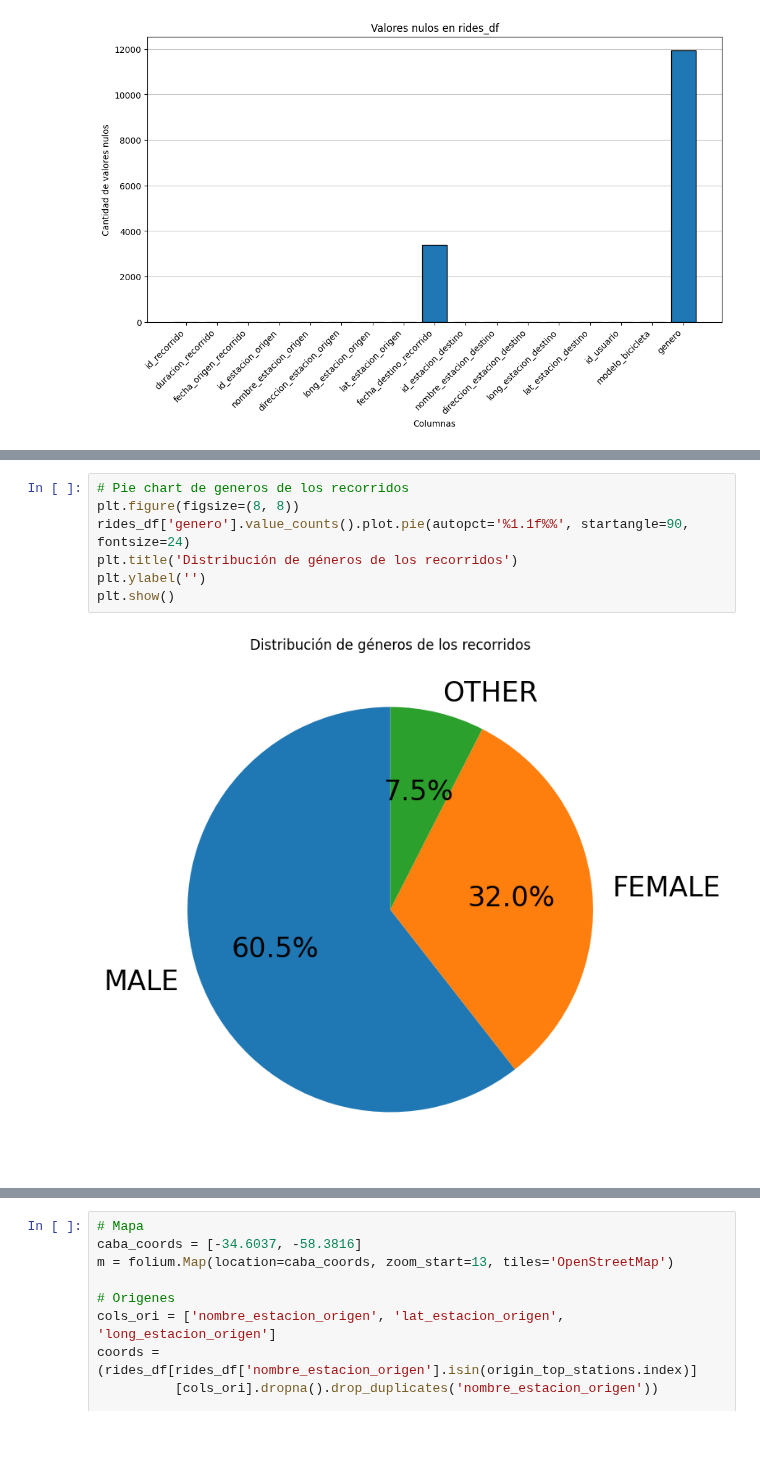
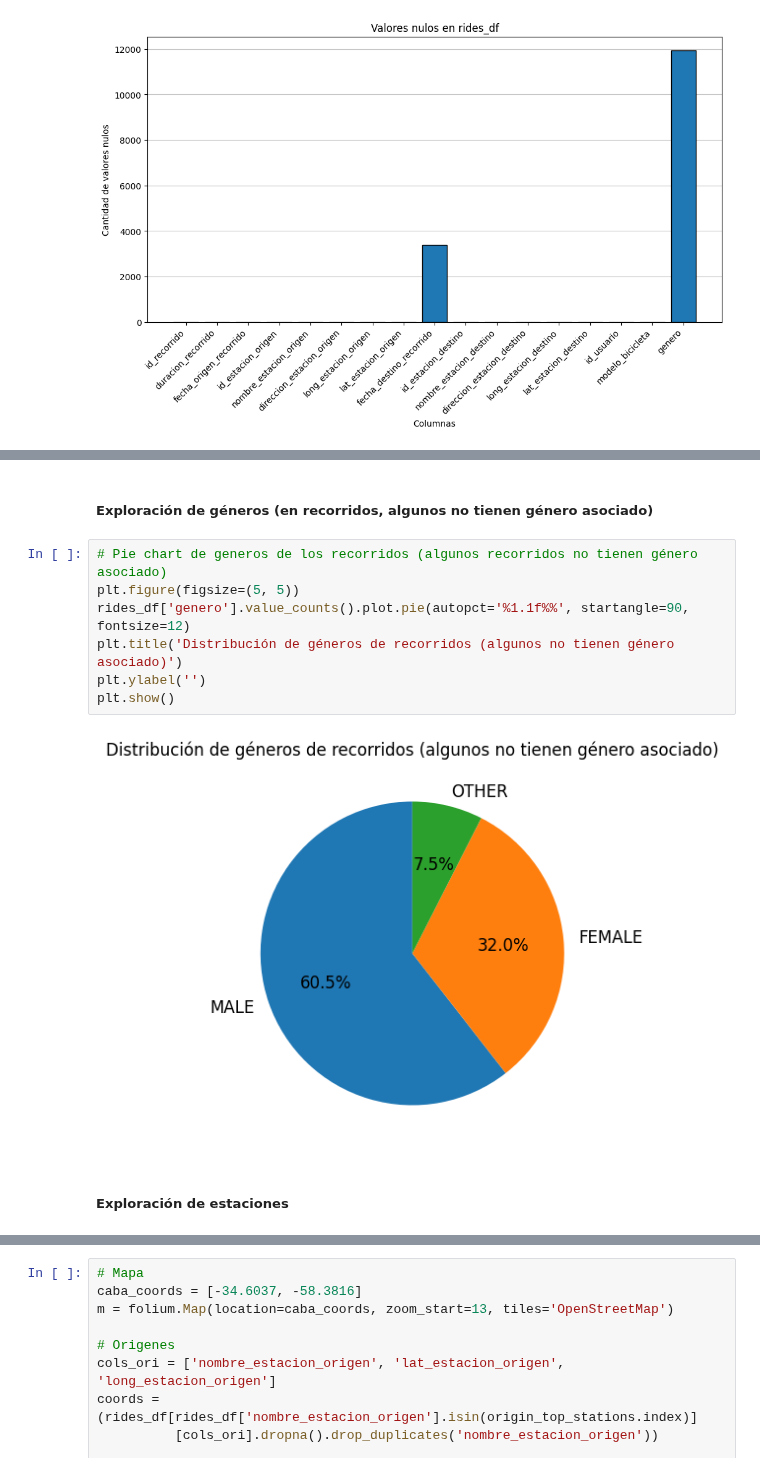
Before and after one commit to ArielMatC/ceia-andd-g2, a Jupyter notebook: data_analysis.ipynb, the cells around one changed output, grey strips where cells are left out. Cells and saved outputs as stored; diff of their text form; blank space fills up the shorter version.

```diff
--- a/data_analysis.ipynb
+++ b/data_analysis.ipynb
@@ -199,12 +368,16 @@ np.float64(29.758854166666666)
+# %% [markdown]
+##### Exploración de géneros (en recorridos, algunos no tienen género asociado)
 # %%
-# Pie chart de generos de los recorridos
-plt.figure(figsize=(8, 8))
-rides_df['genero'].value_counts().plot.pie(autopct='%1.1f%%', startangle=90, fontsize=24)
-plt.title('Distribución de géneros de los recorridos')
+# Pie chart de generos de los recorridos (algunos recorridos no tienen género asociado)
+plt.figure(figsize=(5, 5))
+rides_df['genero'].value_counts().plot.pie(autopct='%1.1f%%', startangle=90, fontsize=12)
+plt.title('Distribución de géneros de recorridos (algunos no tienen género asociado)')
 plt.ylabel('')
 plt.show()
 # %% [output]
-[figure, old version]
+[figure, new version]
+# %% [markdown]
+##### Exploración de estaciones
 # %%
 # Estaciones más usadas para iniciar recorridos
 origin_top_stations = rides_df['nombre_estacion_origen'].value_counts().sort_values(ascending=False).head(5)
```
Also changed, not shown: parts of 32 cells of this notebook, 2 other files.
